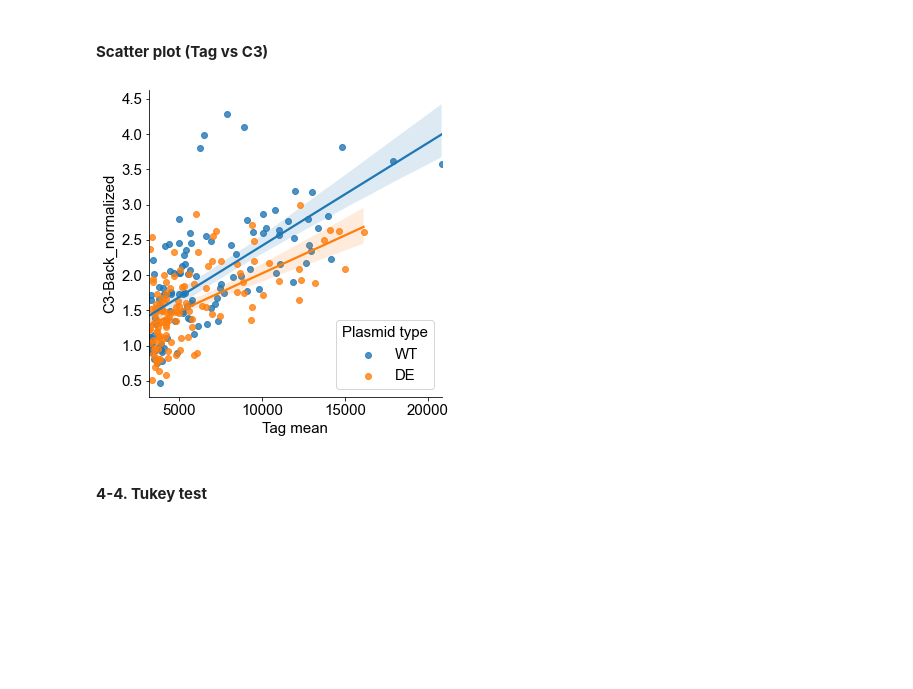
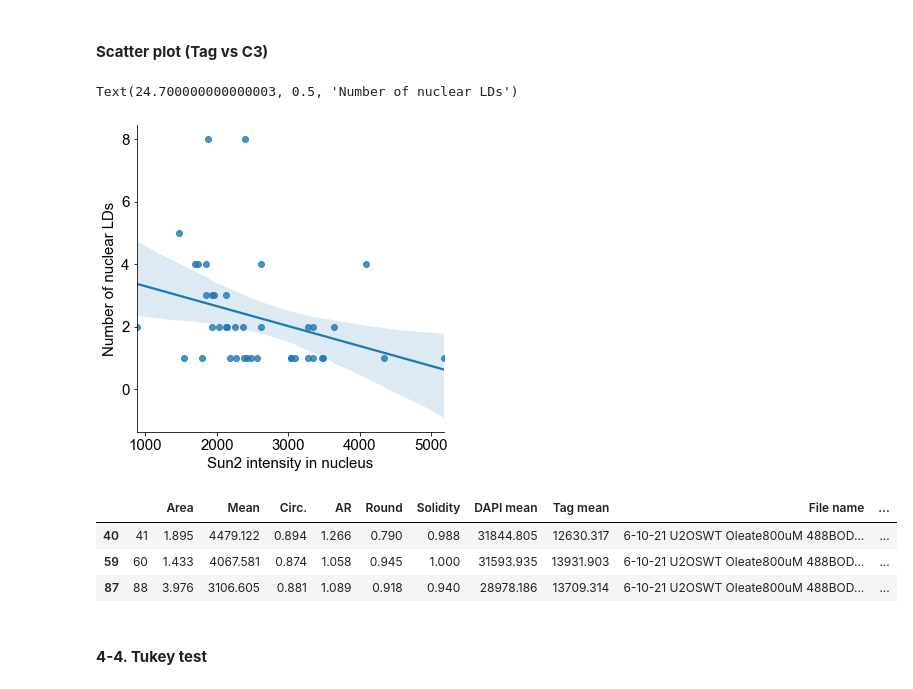
Before and after one commit to shokenlee/Lee_2023_Sun2-Lipid, a Jupyter notebook: Nuclear_abundance.ipynb, the cells around one changed output. Saved outputs shown, nothing was run; the diff lists cells and outputs as text; code cells hidden in the pictures; blank space fills up the shorter version.

```diff
--- a/Nuclear_abundance.ipynb
+++ b/Nuclear_abundance.ipynb
@@ -281,11 +287,21 @@ fig.savefig(directory + '/P-143_Sun2_intensity.pdf', bbox_inches='tight', transp
 # %% [markdown]
 #### **Scatter plot (Tag vs C3)**
 # %%
-scatter = sns.lmplot(x='Tag mean', y='C3-Back_normalized', data=df[df['Tag expression']=='(+)'], hue='Plasmid type', hue_order=['WT', 'DE'], legend_out=False)
+scatter = sns.lmplot(x='C4 mean - background', y='nLD', data=df[df['nLD'] > 0], legend_out=False)
+plt.xlabel('Sun2 intensity in nucleus')
+plt.ylabel('Number of nuclear LDs')
 # %% [output]
+Text(24.700000000000003, 0.5, 'Number of nuclear LDs')
-[figure, old version]
+[figure, new version]
 # %%
 scatter.savefig(directory + '/Tag_vs_C3.jpg', bbox_inches='tight')
+# %%
+df[df['C3 mean - background'] > 10000]
+# %% [output]
+|  |  | Area | Mean | Circ. | AR | Round | Solidity | DAPI mean | Tag mean | File name | ... |
+| 40 | 41 | 1.895 | 4479.122 | 0.894 | 1.266 | 0.790 | 0.988 | 31844.805 | 12630.317 | 6-10-21 U2OSWT Oleate800uM 488BOD... | ... |
+| 59 | 60 | 1.433 | 4067.581 | 0.874 | 1.058 | 0.945 | 1.000 | 31593.935 | 13931.903 | 6-10-21 U2OSWT Oleate800uM 488BOD... | ... |
+| 87 | 88 | 3.976 | 3106.605 | 0.881 | 1.089 | 0.918 | 0.940 | 28978.186 | 13709.314 | 6-10-21 U2OSWT Oleate800uM 488BOD... | ... |
 # %% [markdown]
 #### **4-4. Tukey test**
 # %%
```
Also changed, not shown: parts of 18 cells of this notebook.
